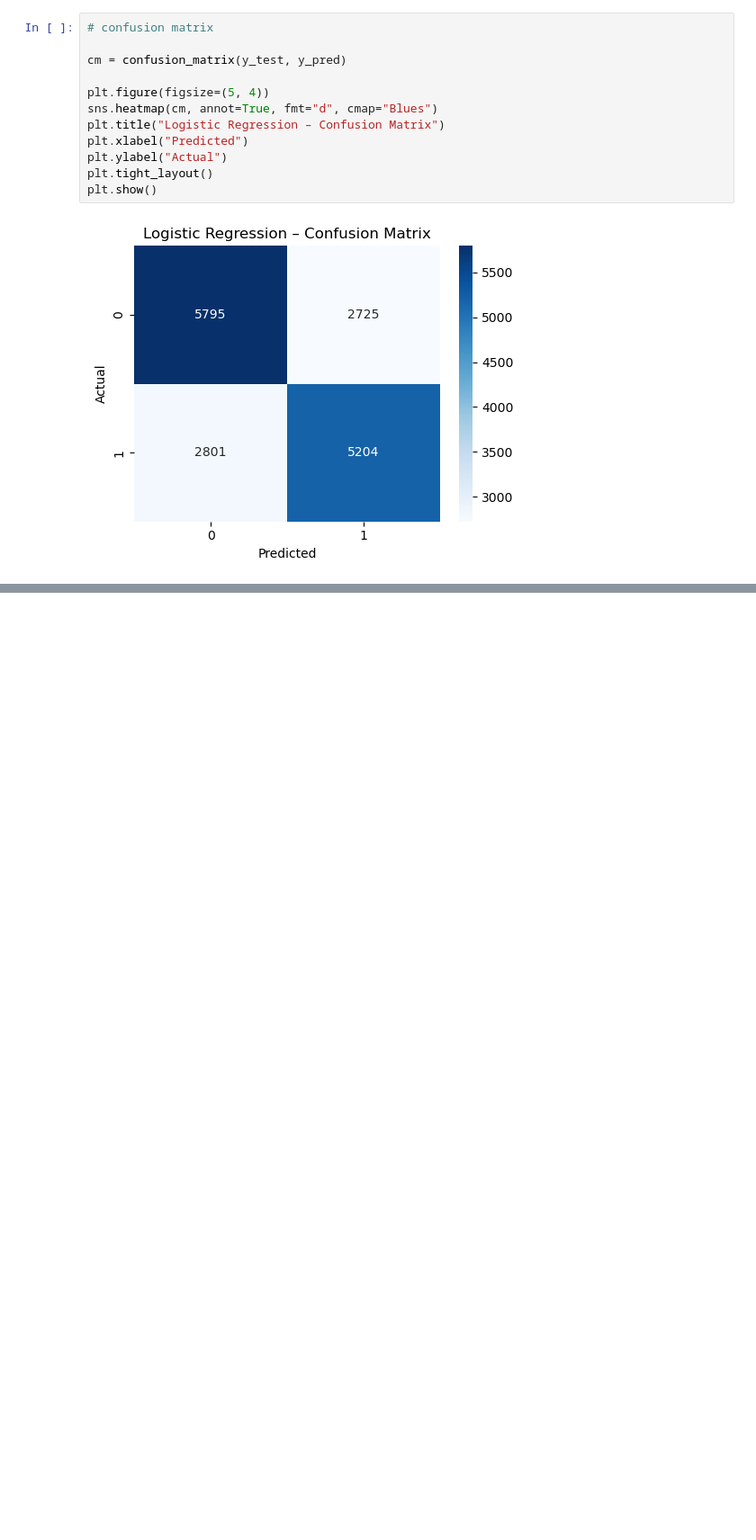
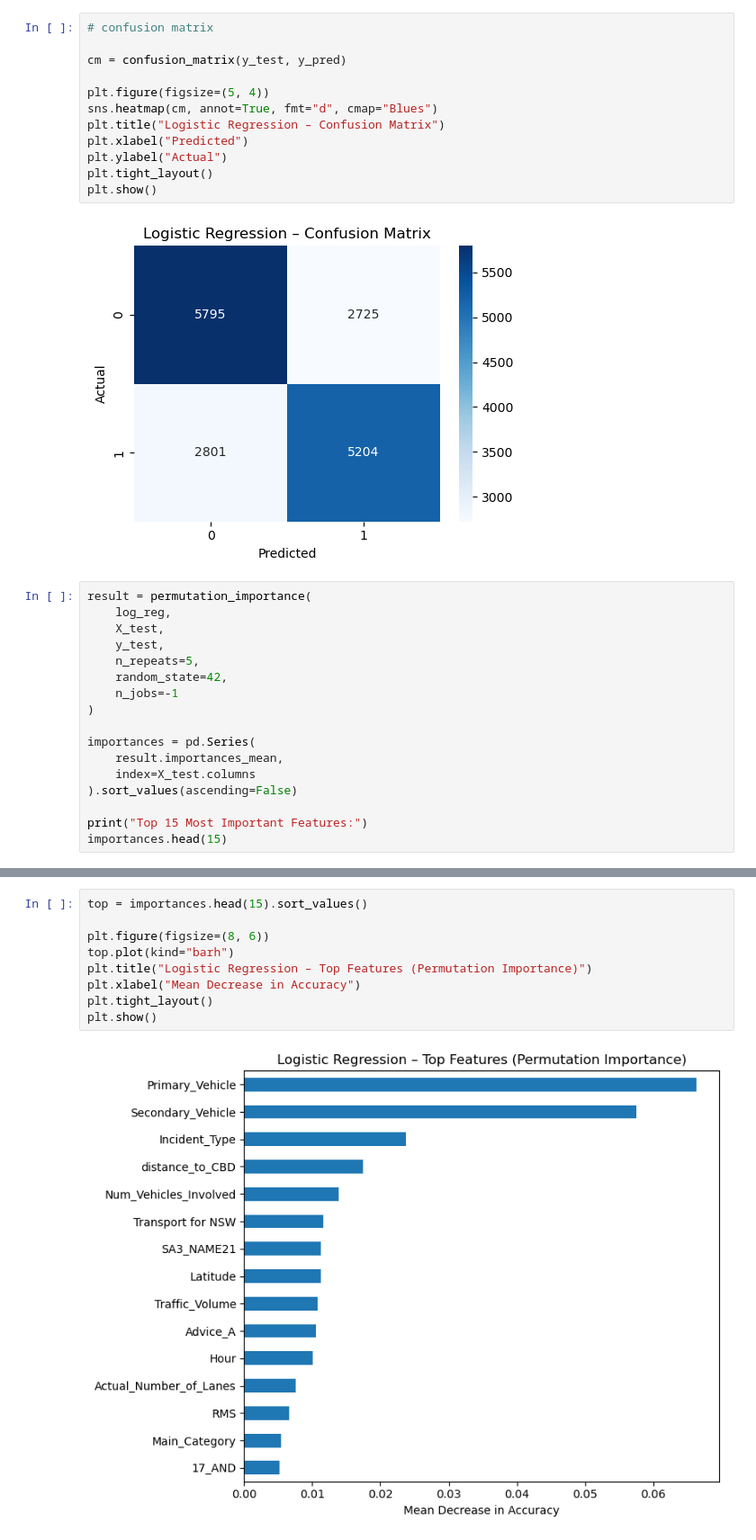
Before and after one commit to jjmkluthe/CS770_final_project, a Jupyter notebook: logistic_regression_joshua_kluthe.ipynb, the cells around one changed output, grey strips where cells are left out. Shown: that part at 90% size. Cells and saved outputs as stored; diff of their text form; blank space fills up the shorter version.

Commit message:
polish logistic regression

```diff
--- a/logistic_regression_joshua_kluthe.ipynb
+++ b/logistic_regression_joshua_kluthe.ipynb
@@ -163,3 +163,20 @@ plt.tight_layout()
 plt.show()
 # %% [output]
 [figure]
+# %%
+result = permutation_importance(
+    log_reg,
+    X_test,
+    y_test,
+    n_repeats=5,
+    random_state=42,
+    n_jobs=-1
+)
+
+importances = pd.Series(
+    result.importances_mean,
+    index=X_test.columns
+).sort_values(ascending=False)
+
+print("Top 15 Most Important Features:")
+importances.head(15)
@@ -165,0 +201,11 @@ plt.show()
+# %%
+top = importances.head(15).sort_values()
+
+plt.figure(figsize=(8, 6))
+top.plot(kind="barh")
+plt.title("Logistic Regression – Top Features (Permutation Importance)")
+plt.xlabel("Mean Decrease in Accuracy")
+plt.tight_layout()
+plt.show()
+# %% [output]
+[figure, added]
```
Also changed, not shown: parts of 2 cells of this notebook.
